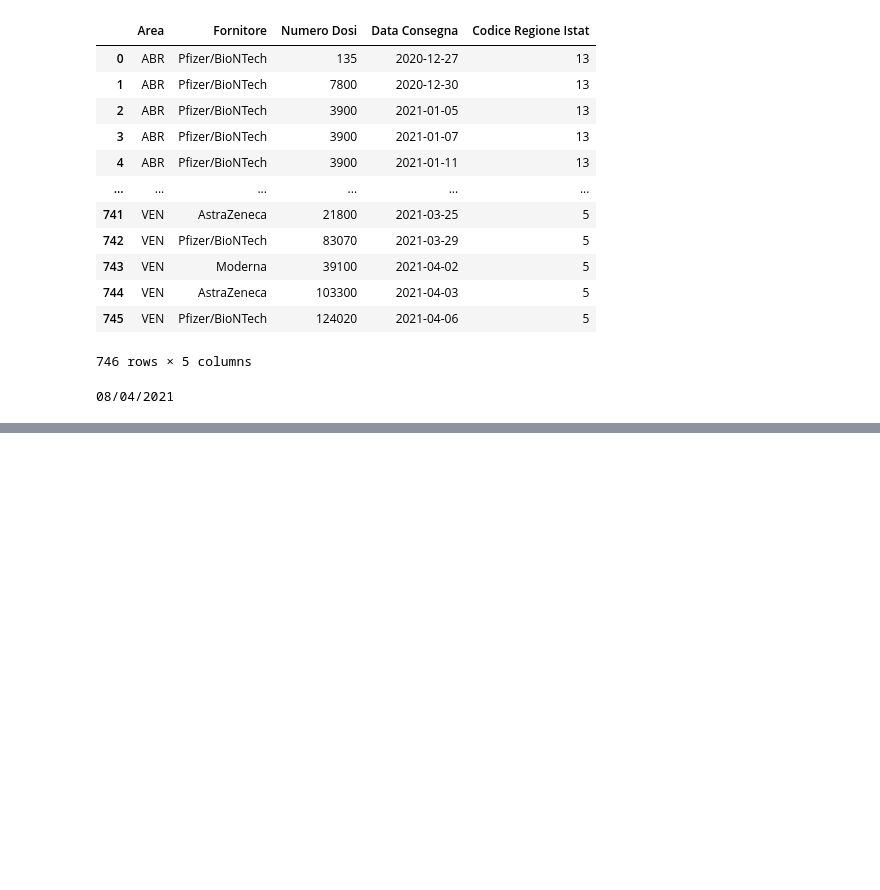
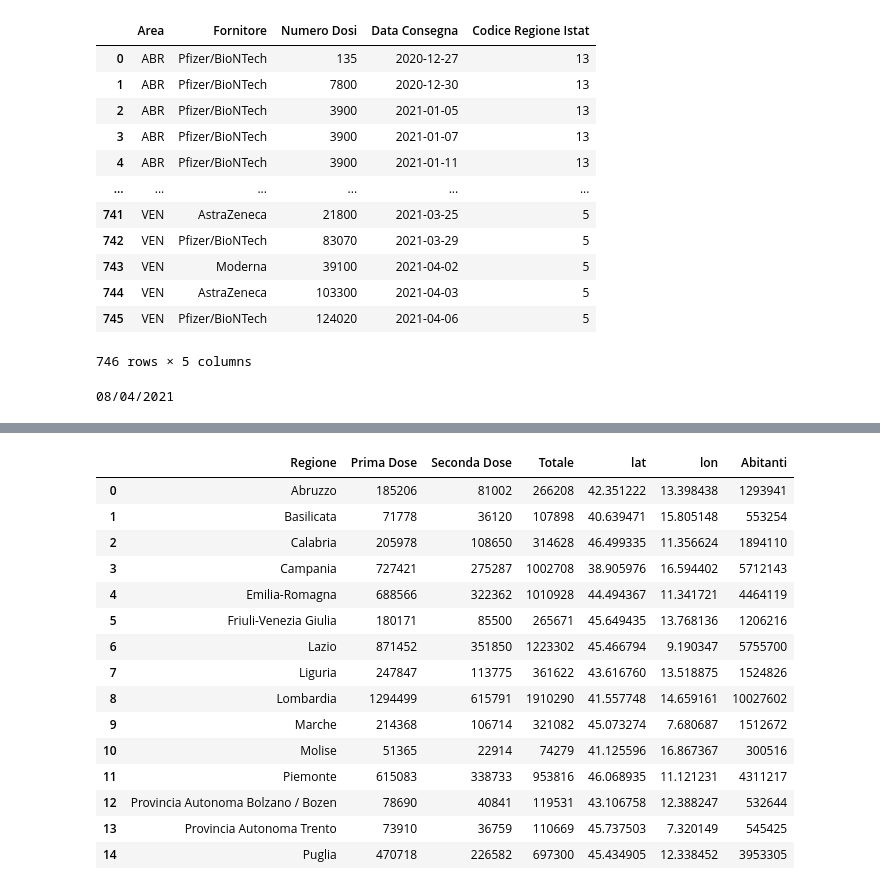
Before and after one commit to alessandrodemela/myCOVID19VaccineAnalysis, a Jupyter notebook: Playground.ipynb, the cells around one changed output, grey strips where cells are left out. Cells and saved outputs as stored; diff of their text form; code cells hidden in the pictures; blank space fills up the shorter version.

```diff
--- a/Playground.ipynb
+++ b/Playground.ipynb
@@ -182,0 +238,5 @@ with open('lastupdate', 'r') as f:
+# %%
+DWpath='DW'
+__somministrazioni = pd.read_csv(os.path.join(DWpath,'somministrazioniSummary.csv'))
+__location = pd.read_csv(os.path.join(DWpath,'coordinateRegioni.csv'))
+__abitanti = pd.read_csv(os.path.join(DWpath,'abitantiRegioni.csv'))
@@ -182,0 +349,3 @@ with open('lastupdate', 'r') as f:
+# %%
+__somministrazioni = pd.read_csv(os.path.join(DWpath,'somministrazioniSummary.csv')).drop(columns='Unnamed: 0')
+__regioniInfo = pd.read_csv(os.path.join(DWpath,'regioniInfo.csv'))
@@ -182,0 +389,19 @@ with open('lastupdate', 'r') as f:
+# %%
+somministrazioniRegione.merge(__regioniInfo)
+# %% [output]
+|  | Regione | Prima Dose | Seconda Dose | Totale | lat | lon | Abitanti |
+| 0 | Abruzzo | 185206 | 81002 | 266208 | 42.351222 | 13.398438 | 1293941 |
+| 1 | Basilicata | 71778 | 36120 | 107898 | 40.639471 | 15.805148 | 553254 |
+| 2 | Calabria | 205978 | 108650 | 314628 | 46.499335 | 11.356624 | 1894110 |
+| 3 | Campania | 727421 | 275287 | 1002708 | 38.905976 | 16.594402 | 5712143 |
+| 4 | Emilia-Romagna | 688566 | 322362 | 1010928 | 44.494367 | 11.341721 | 4464119 |
+| 5 | Friuli-Venezia Giulia | 180171 | 85500 | 265671 | 45.649435 | 13.768136 | 1206216 |
+| 6 | Lazio | 871452 | 351850 | 1223302 | 45.466794 | 9.190347 | 5755700 |
+| 7 | Liguria | 247847 | 113775 | 361622 | 43.616760 | 13.518875 | 1524826 |
+| 8 | Lombardia | 1294499 | 615791 | 1910290 | 41.557748 | 14.659161 | 10027602 |
+| 9 | Marche | 214368 | 106714 | 321082 | 45.073274 | 7.680687 | 1512672 |
+| 10 | Molise | 51365 | 22914 | 74279 | 41.125596 | 16.867367 | 300516 |
+| 11 | Piemonte | 615083 | 338733 | 953816 | 46.068935 | 11.121231 | 4311217 |
+| 12 | Provincia Autonoma Bolzano / Bozen | 78690 | 40841 | 119531 | 43.106758 | 12.388247 | 532644 |
+| 13 | Provincia Autonoma Trento | 73910 | 36759 | 110669 | 45.737503 | 7.320149 | 545425 |
+| 14 | Puglia | 470718 | 226582 | 697300 | 45.434905 | 12.338452 | 3953305 |
```
Also changed, not shown: parts of 12 cells of this notebook, 17 other files.
